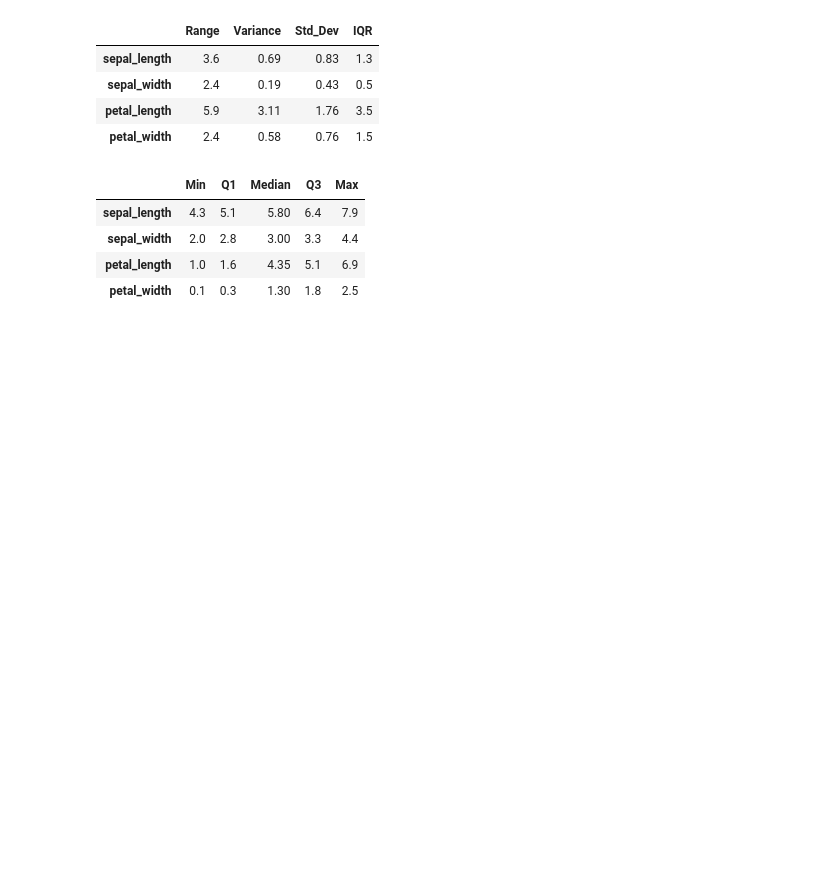
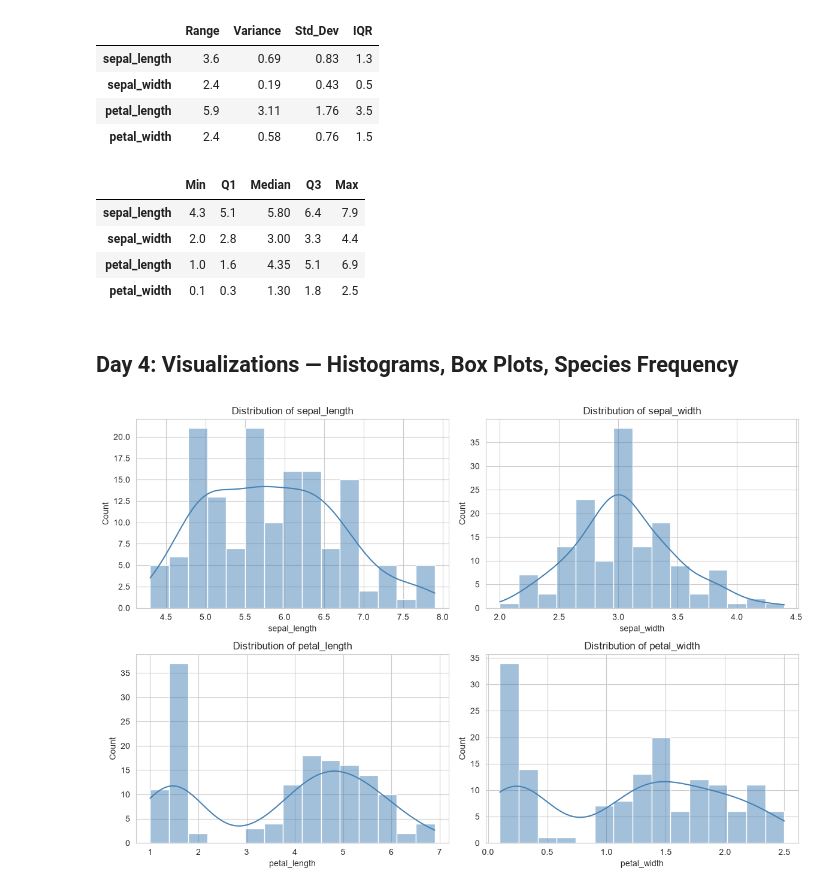
Before and after one commit to nikitha-d1323/data-analysis-mini-projects, a Jupyter notebook: unit1-iris-eda/notebooks/Iris_EDA_Unit1.ipynb, the cells around one changed output. Drawn from its saved outputs; the diff is of its cells as text; code cells hidden in the pictures; blank space fills up the shorter version.

Commit message:
Day 4: add histograms, box plots, and species bar chart

```diff
--- a/unit1-iris-eda/notebooks/Iris_EDA_Unit1.ipynb
+++ b/unit1-iris-eda/notebooks/Iris_EDA_Unit1.ipynb
@@ -107,3 +107,19 @@ five_num.round(2)
 | sepal_width | 2.0 | 2.8 | 3.00 | 3.3 | 4.4 |
 | petal_length | 1.0 | 1.6 | 4.35 | 5.1 | 6.9 |
 | petal_width | 0.1 | 0.3 | 1.30 | 1.8 | 2.5 |
+# %% [markdown]
+## Day 4: Visualizations — Histograms, Box Plots, Species Frequency
+# %%
+import matplotlib.pyplot as plt
+import seaborn as sns
+sns.set_style("whitegrid")
+
+fig, axes = plt.subplots(2, 2, figsize=(12, 8))
+for ax, col in zip(axes.flatten(), numeric_cols):
+    sns.histplot(df[col], bins=15, kde=True, ax=ax, color="steelblue")
+    ax.set_title(f"Distribution of {col}")
+plt.tight_layout()
+plt.savefig("../outputs/histograms.png", dpi=120)
+plt.show()
+# %% [output]
+[figure, added]
```
Also changed, not shown: parts of 2 cells of this notebook, 3 other files.
